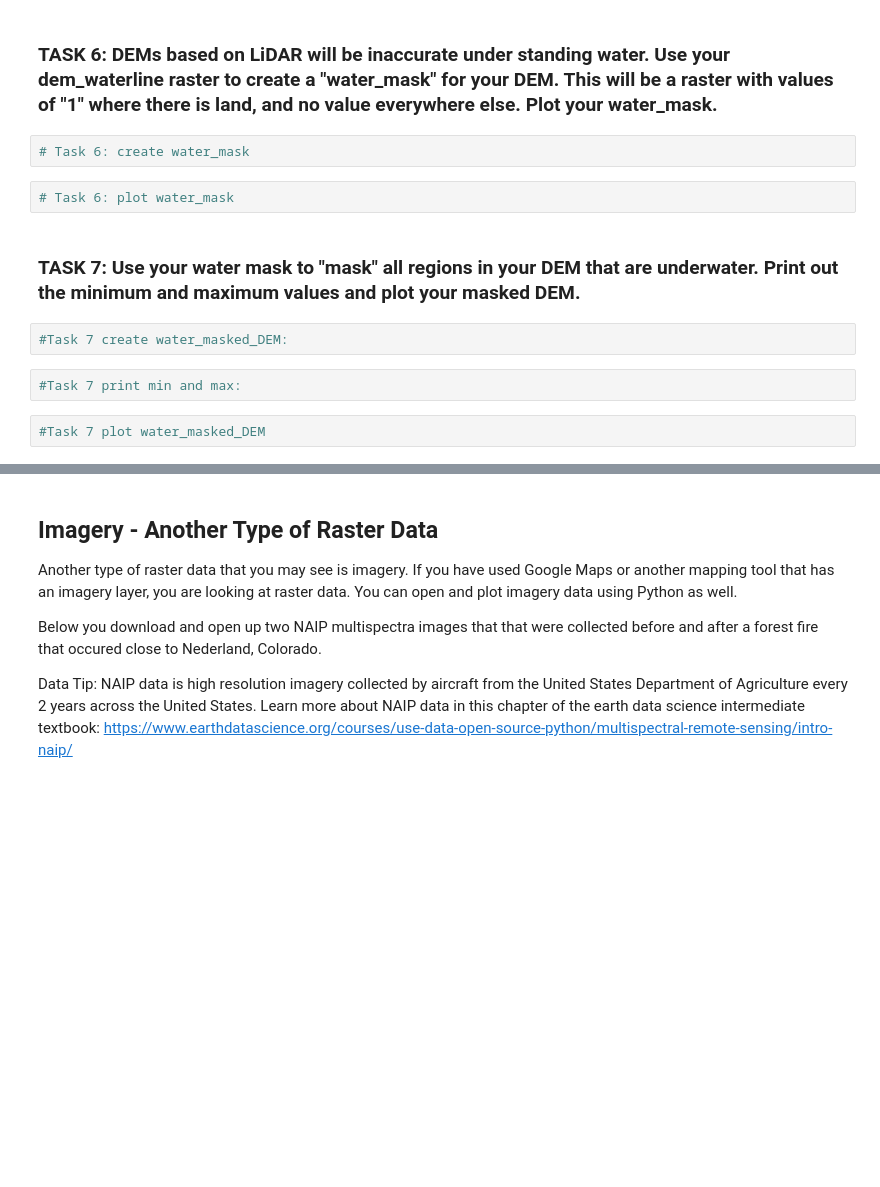
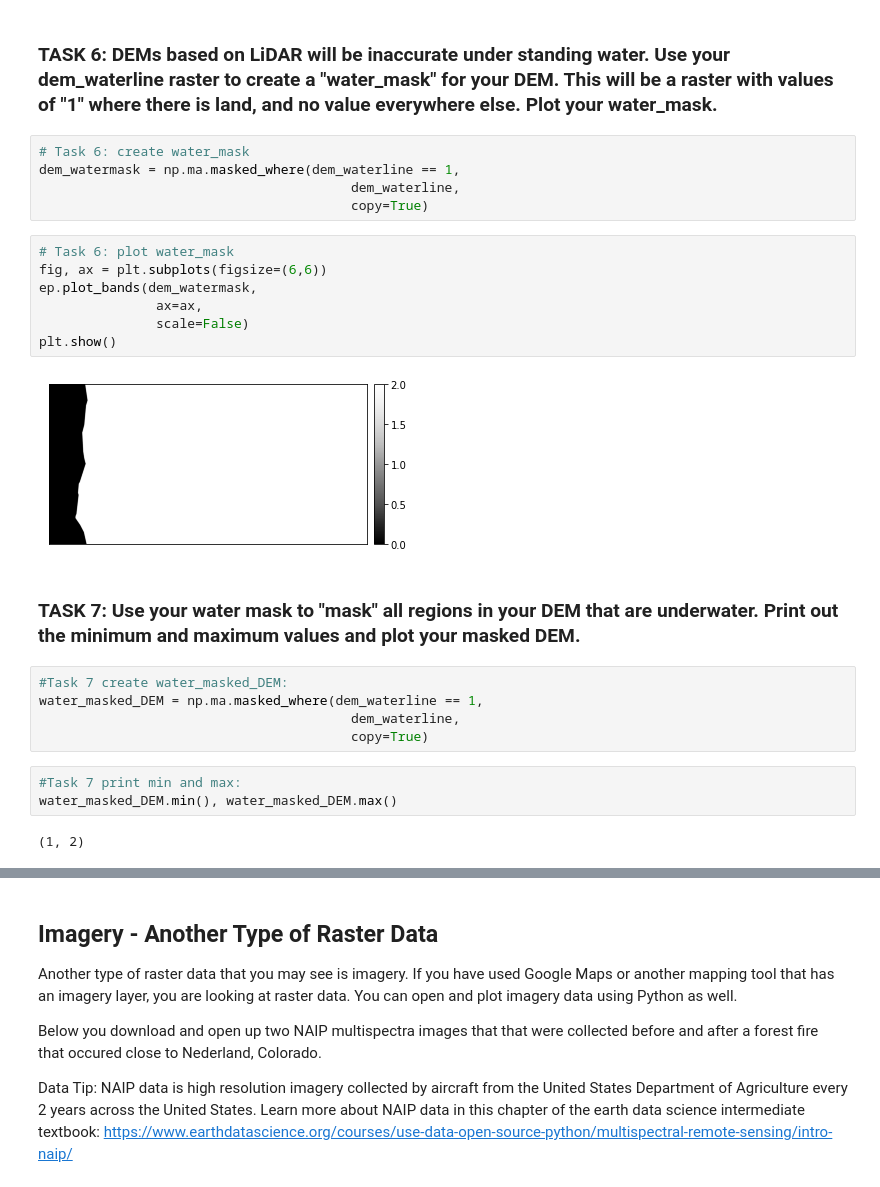
Before and after one commit to meperra/EnvDatSci22, a Jupyter notebook: CodeSprints/RasterData101.ipynb, the cells around one changed output, grey strips where cells are left out. Drawn from its saved outputs; the diff is of its cells as text; blank space fills up the shorter version.

```diff
--- a/CodeSprints/RasterData101.ipynb
+++ b/CodeSprints/RasterData101.ipynb
@@ -422,13 +434,27 @@ Often in raster manipulation, we want to use certain criteria to mask out raster
 ### TASK 6: DEMs based on LiDAR will be inaccurate under standing water. Use your dem_waterline raster to create a "water_mask" for your DEM. This will be a raster with values of "1" where there is land, and no value everywhere else. Plot your water_mask.
 # %%
 # Task 6: create water_mask
+dem_watermask = np.ma.masked_where(dem_waterline == 1,
+                                        dem_waterline,
+                                        copy=True)
-# %%
-# Task 6: plot water_mask
+# %%
+# Task 6: plot water_mask
+fig, ax = plt.subplots(figsize=(6,6))
+ep.plot_bands(dem_watermask,
+               ax=ax,
+               scale=False)
+plt.show()
+# %% [output]
+[figure, added]
 # %% [markdown]
 ### TASK 7: Use your water mask to "mask" all regions in your DEM that are underwater. Print out the minimum and maximum values and plot your masked DEM.
 # %%
 #Task 7 create water_masked_DEM:
+water_masked_DEM = np.ma.masked_where(dem_waterline == 1,
+                                        dem_waterline,
+                                        copy=True)
 # %%
 #Task 7 print min and max:
+water_masked_DEM.min(), water_masked_DEM.max()
+# %% [output]
+(1, 2)
-# %%
-#Task 7 plot water_masked_DEM
```
Also changed, not shown: parts of 4 cells of this notebook.
